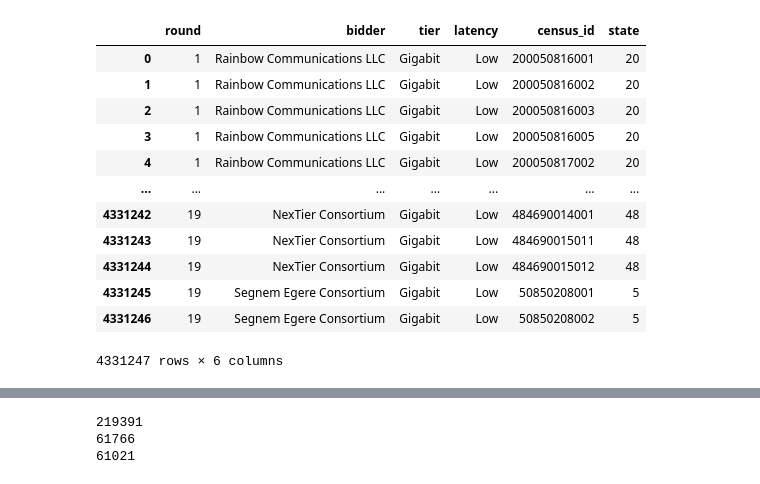
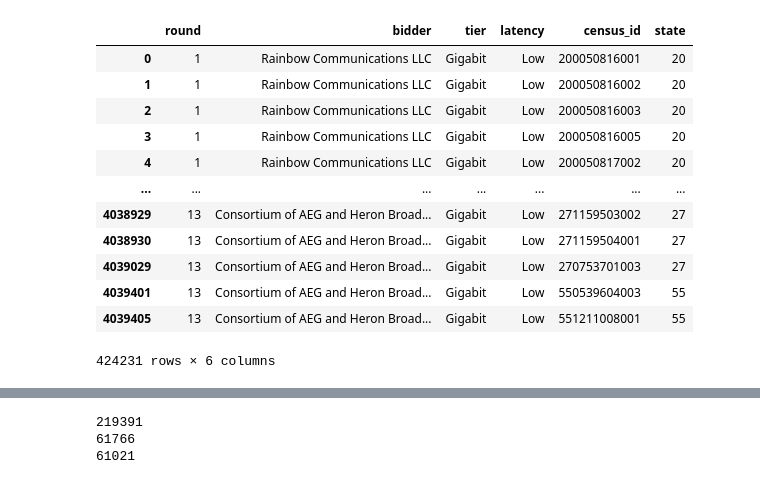
Before and after one commit to PrathamSoni/FCC904, a Jupyter notebook: neighbors.ipynb, the cells around one changed output, grey strips where cells are left out. Saved outputs shown, nothing was run; the diff lists cells and outputs as text; code cells hidden in the pictures.

```diff
--- a/neighbors.ipynb
+++ b/neighbors.ipynb
@@ -8,21 +8,22 @@ import pickle
 # %%
 bids = pd.read_csv("data/all_bids.csv")[["round", "bidder", "tier", "latency", "census_id"]]
 bids["state"] = bids["census_id"]//10000000000
+bids = bids.drop_duplicates(subset=["bidder", "census_id"])
 bids
 # %% [output]
 |  | round | bidder | tier | latency | census_id | state |
 | 0 | 1 | Rainbow Communications LLC | Gigabit | Low | 200050816001 | 20 |
 | 1 | 1 | Rainbow Communications LLC | Gigabit | Low | 200050816002 | 20 |
 | 2 | 1 | Rainbow Communications LLC | Gigabit | Low | 200050816003 | 20 |
 | 3 | 1 | Rainbow Communications LLC | Gigabit | Low | 200050816005 | 20 |
 | 4 | 1 | Rainbow Communications LLC | Gigabit | Low | 200050817002 | 20 |
 | ... | ... | ... | ... | ... | ... | ... |
-| 4331242 | 19 | NexTier Consortium | Gigabit | Low | 484690014001 | 48 |
-| 4331243 | 19 | NexTier Consortium | Gigabit | Low | 484690015011 | 48 |
-| 4331244 | 19 | NexTier Consortium | Gigabit | Low | 484690015012 | 48 |
-| 4331245 | 19 | Segnem Egere Consortium | Gigabit | Low | 50850208001 | 5 |
-| 4331246 | 19 | Segnem Egere Consortium | Gigabit | Low | 50850208002 | 5 |
+| 4038929 | 13 | Consortium of AEG and Heron Broad... | Gigabit | Low | 271159503002 | 27 |
+| 4038930 | 13 | Consortium of AEG and Heron Broad... | Gigabit | Low | 271159504001 | 27 |
+| 4039029 | 13 | Consortium of AEG and Heron Broad... | Gigabit | Low | 270753701003 | 27 |
+| 4039401 | 13 | Consortium of AEG and Heron Broad... | Gigabit | Low | 550539604003 | 55 |
+| 4039405 | 13 | Consortium of AEG and Heron Broad... | Gigabit | Low | 551211008001 | 55 |
-4331247 rows × 6 columns
+424231 rows × 6 columns
 # %%
 existing = pd.read_csv("data/existing_service.csv", encoding="latin")
 existing["bg"] = existing["BlockCode"]//1000
```
Also changed, not shown: parts of 4 cells of this notebook, 2 other files.
